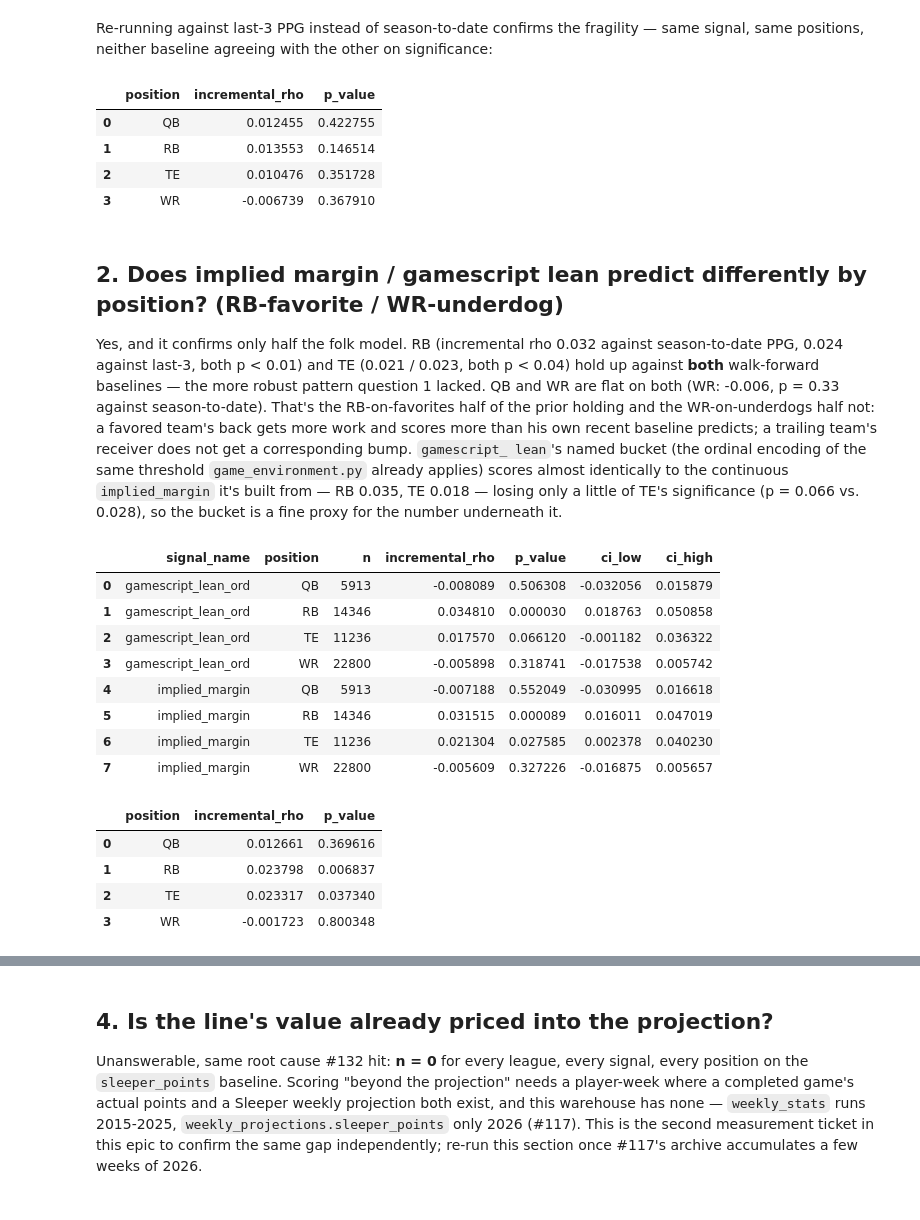
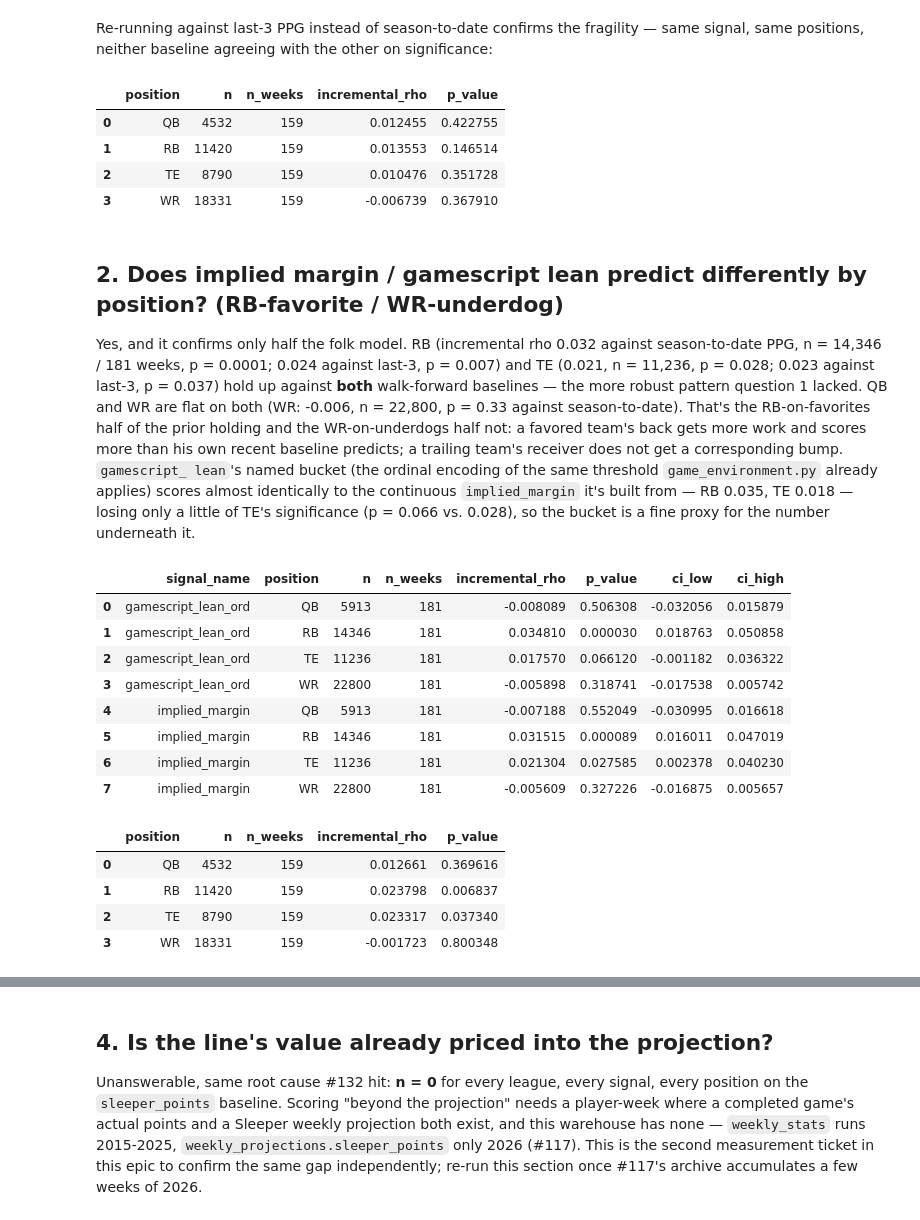
Before and after one commit to CommonFox/going-deep, a Jupyter notebook: notebooks/game_environment.ipynb, the cells around one changed output, grey strips where cells are left out. Drawn from its saved outputs; the diff is of its cells as text; code cells hidden in the pictures.

```diff
--- a/notebooks/game_environment.ipynb
+++ b/notebooks/game_environment.ipynb
@@ -55,13 +59,16 @@ STATS = q(f"""
 """)
 
 GE = q("""
-    SELECT season, week, team, implied_team_total, implied_margin, gamescript_lean, wind
+    SELECT season, week, team, implied_team_total, implied_margin, gamescript_lean, wind, temp, roof
     FROM game_environment
 """)
 # Ordinal encoding of the named bucket, so it can be scored the same way as a continuous signal —
 # tests whether the bucket loses anything relative to the raw margin it's built from.
 LEAN_ORDER = {"big_underdog": -2, "underdog": -1, "pick_em": 0, "favorite": 1, "big_favorite": 2}
 GE["gamescript_lean_ord"] = GE["gamescript_lean"].map(LEAN_ORDER)
+# A closed retractable roof shields the game from wind and precipitation the same way a dome does.
+SHELTER_ORDER = {"outdoors": 0, "open": 0, "closed": 1, "dome": 1}
+GE["is_sheltered"] = GE["roof"].map(SHELTER_ORDER)
 
 LEAGUE_SCORING = {"sleeper": "half_ppr", "espn": "ppr"}
 SIGNAL_COLUMNS = {
@@ -69,6 +76,8 @@ SIGNAL_COLUMNS = {
     "implied_margin": "implied_margin",
     "gamescript_lean_ord": "gamescript_lean_ord",
     "wind": "wind",
+    "temp": "temp",
+    "is_sheltered": "is_sheltered",
 }
 
 
@@ -97,7 +106,9 @@ def build_projection(league_key, population):
     )
 
 
-# Coverage note: how much of the population the team-code mismatch above actually costs.
+# Coverage note: how much of the population the team-code mismatch above actually costs, in both
+# raw counts (what the docstring cites) and the ratio computed from them.
 covered = STATS.merge(GE[["season", "week", "team"]], on=["season", "week", "team"])
-1 - len(covered) / len(STATS)
+missing_rows = len(STATS) - len(covered)
+missing_rows, len(STATS), missing_rows / len(STATS)
 # %% [output]
@@ -153,24 +165,25 @@ q1b = results[
     & (results["baseline"] == "last3_ppg")
     & (results["league_key"] == "sleeper")
     & (results["position"] != "ALL")
-][["position", "incremental_rho", "p_value"]]
+][["position", "n", "n_weeks", "incremental_rho", "p_value"]]
 q1b.sort_values("position").reset_index(drop=True)
 # %% [output]
-|  | position | incremental_rho | p_value |
-| 0 | QB | 0.012455 | 0.422755 |
-| 1 | RB | 0.013553 | 0.146514 |
-| 2 | TE | 0.010476 | 0.351728 |
-| 3 | WR | -0.006739 | 0.367910 |
+|  | position | n | n_weeks | incremental_rho | p_value |
+| 0 | QB | 4532 | 159 | 0.012455 | 0.422755 |
+| 1 | RB | 11420 | 159 | 0.013553 | 0.146514 |
+| 2 | TE | 8790 | 159 | 0.010476 | 0.351728 |
+| 3 | WR | 18331 | 159 | -0.006739 | 0.367910 |
 # %% [markdown]
 <a id="q2"></a>
 ## 2. Does implied margin / gamescript lean predict differently by position? (RB-favorite / WR-underdog)
 
 Yes, and it confirms only half the folk model. RB (incremental rho 0.032 against season-to-date PPG,
-0.024 against last-3, both p < 0.01) and TE (0.021 / 0.023, both p < 0.04) hold up against **both**
-walk-forward baselines — the more robust pattern question 1 lacked. QB and WR are flat on both
-(WR: -0.006, p = 0.33 against season-to-date). That's the RB-on-favorites half of the prior holding
-and the WR-on-underdogs half not: a favored team's back gets more work and scores more than his own
-recent baseline predicts; a trailing team's receiver does not get a corresponding bump. `gamescript_
+n = 14,346 / 181 weeks, p = 0.0001; 0.024 against last-3, p = 0.007) and TE (0.021, n = 11,236,
+p = 0.028; 0.023 against last-3, p = 0.037) hold up against **both** walk-forward baselines — the
+more robust pattern question 1 lacked. QB and WR are flat on both (WR: -0.006, n = 22,800, p = 0.33
+against season-to-date). That's the RB-on-favorites half of the prior holding and the
+WR-on-underdogs half not: a favored team's back gets more work and scores more than his own recent
+baseline predicts; a trailing team's receiver does not get a corresponding bump. `gamescript_
 lean`'s named bucket (the ordinal encoding of the same threshold `game_environment.py` already
 applies) scores almost identically to the continuous `implied_margin` it's built from — RB 0.035, TE
 0.018 — losing only a little of TE's significance (p = 0.066 vs. 0.028), so the bucket is a fine
@@ -178,21 +191,21 @@ proxy for the number underneath it.
 # %%
 q2 = results[
     (results["signal_name"].isin(["implied_margin", "gamescript_lean_ord"]))
     & (results["baseline"] == "season_to_date_ppg")
     & (results["league_key"] == "sleeper")
     & (results["position"] != "ALL")
-][["signal_name", "position", "n", "incremental_rho", "p_value", "ci_low", "ci_high"]]
+][["signal_name", "position", "n", "n_weeks", "incremental_rho", "p_value", "ci_low", "ci_high"]]
 q2.sort_values(["signal_name", "position"]).reset_index(drop=True)
 # %% [output]
-|  | signal_name | position | n | incremental_rho | p_value | ci_low | ci_high |
-| 0 | gamescript_lean_ord | QB | 5913 | -0.008089 | 0.506308 | -0.032056 | 0.015879 |
-| 1 | gamescript_lean_ord | RB | 14346 | 0.034810 | 0.000030 | 0.018763 | 0.050858 |
-| 2 | gamescript_lean_ord | TE | 11236 | 0.017570 | 0.066120 | -0.001182 | 0.036322 |
-| 3 | gamescript_lean_ord | WR | 22800 | -0.005898 | 0.318741 | -0.017538 | 0.005742 |
-| 4 | implied_margin | QB | 5913 | -0.007188 | 0.552049 | -0.030995 | 0.016618 |
-| 5 | implied_margin | RB | 14346 | 0.031515 | 0.000089 | 0.016011 | 0.047019 |
-| 6 | implied_margin | TE | 11236 | 0.021304 | 0.027585 | 0.002378 | 0.040230 |
-| 7 | implied_margin | WR | 22800 | -0.005609 | 0.327226 | -0.016875 | 0.005657 |
+|  | signal_name | position | n | n_weeks | incremental_rho | p_value | ci_low | ci_high |
+| 0 | gamescript_lean_ord | QB | 5913 | 181 | -0.008089 | 0.506308 | -0.032056 | 0.015879 |
+| 1 | gamescript_lean_ord | RB | 14346 | 181 | 0.034810 | 0.000030 | 0.018763 | 0.050858 |
+| 2 | gamescript_lean_ord | TE | 11236 | 181 | 0.017570 | 0.066120 | -0.001182 | 0.036322 |
+| 3 | gamescript_lean_ord | WR | 22800 | 181 | -0.005898 | 0.318741 | -0.017538 | 0.005742 |
+| 4 | implied_margin | QB | 5913 | 181 | -0.007188 | 0.552049 | -0.030995 | 0.016618 |
+| 5 | implied_margin | RB | 14346 | 181 | 0.031515 | 0.000089 | 0.016011 | 0.047019 |
+| 6 | implied_margin | TE | 11236 | 181 | 0.021304 | 0.027585 | 0.002378 | 0.040230 |
+| 7 | implied_margin | WR | 22800 | 181 | -0.005609 | 0.327226 | -0.016875 | 0.005657 |
 # %%
 # Robustness: does implied_margin's RB/TE effect survive against the last-3 PPG baseline too?
 q2b = results[
@@ -200,13 +213,13 @@ q2b = results[
     & (results["baseline"] == "last3_ppg")
     & (results["league_key"] == "sleeper")
     & (results["position"] != "ALL")
-][["position", "incremental_rho", "p_value"]]
+][["position", "n", "n_weeks", "incremental_rho", "p_value"]]
 q2b.sort_values("position").reset_index(drop=True)
 # %% [output]
-|  | position | incremental_rho | p_value |
-| 0 | QB | 0.012661 | 0.369616 |
-| 1 | RB | 0.023798 | 0.006837 |
-| 2 | TE | 0.023317 | 0.037340 |
-| 3 | WR | -0.001723 | 0.800348 |
+|  | position | n | n_weeks | incremental_rho | p_value |
+| 0 | QB | 4532 | 159 | 0.012661 | 0.369616 |
+| 1 | RB | 11420 | 159 | 0.023798 | 0.006837 |
+| 2 | TE | 8790 | 159 | 0.023317 | 0.037340 |
+| 3 | WR | 18331 | 159 | -0.001723 | 0.800348 |
 # %% [markdown]
 <a id="q3"></a>
```
Also changed, not shown: parts of 11 cells of this notebook, 2 other files.
